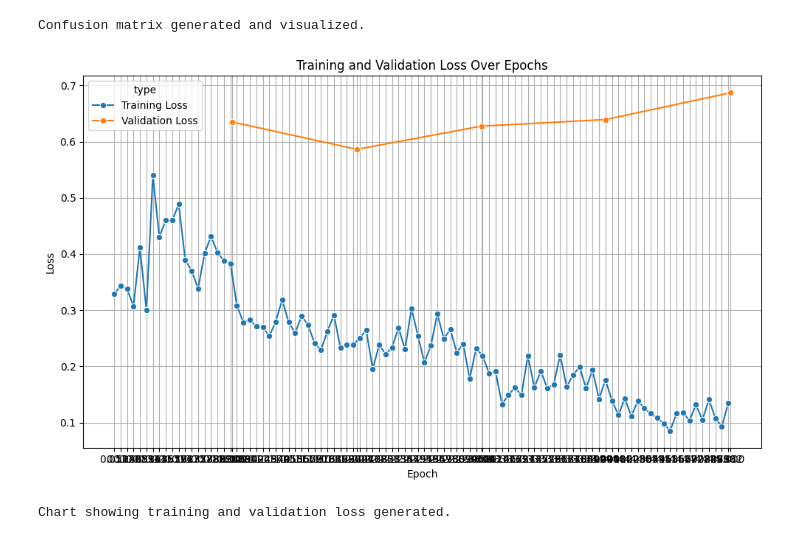
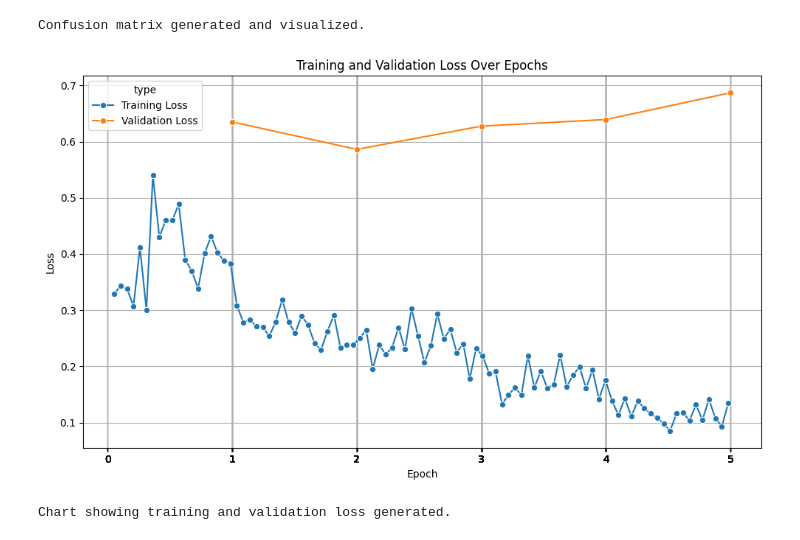
Before and after one commit to KasunUdayanga/NER-Sinhala-political-comment-identifier, a Jupyter notebook: Notebooks/xlm_roberta_large.ipynb, the cells around one changed output. Cells and saved outputs as stored; diff of their text form; code cells hidden in the pictures.

```diff
--- a/Notebooks/xlm_roberta_large.ipynb
+++ b/Notebooks/xlm_roberta_large.ipynb
@@ -455,33 +455,33 @@ log_history = trainer.state.log_history
 
 # Filter out training and evaluation loss entries
 train_losses = []
 eval_losses = []
 epochs = []
 
 for log in log_history:
     if 'loss' in log and 'eval_loss' not in log: # Training loss entries
         train_losses.append({'epoch': log['epoch'], 'loss': log['loss'], 'type': 'Training Loss'})
     elif 'eval_loss' in log: # Evaluation loss entries
         eval_losses.append({'epoch': log['epoch'], 'loss': log['eval_loss'], 'type': 'Validation Loss'})
 
 # Convert to DataFrames
 train_df = pd.DataFrame(train_losses)
 eval_df = pd.DataFrame(eval_losses)
 
 # Combine them for plotting
 combined_df = pd.concat([train_df, eval_df])
 
 plt.figure(figsize=(10, 6))
 sns.lineplot(data=combined_df, x='epoch', y='loss', hue='type', marker='o')
 plt.title('Training and Validation Loss Over Epochs')
 plt.xlabel('Epoch')
 plt.ylabel('Loss')
 plt.grid(True)
-plt.xticks(combined_df['epoch'].unique())
+plt.xticks(combined_df['epoch'].unique().round())
 plt.tight_layout()
 plt.show()
 
 print("Chart showing training and validation loss generated.")
 # %% [output]
-[figure, old version]
+[figure, new version]
 Chart showing training and validation loss generated.
```
